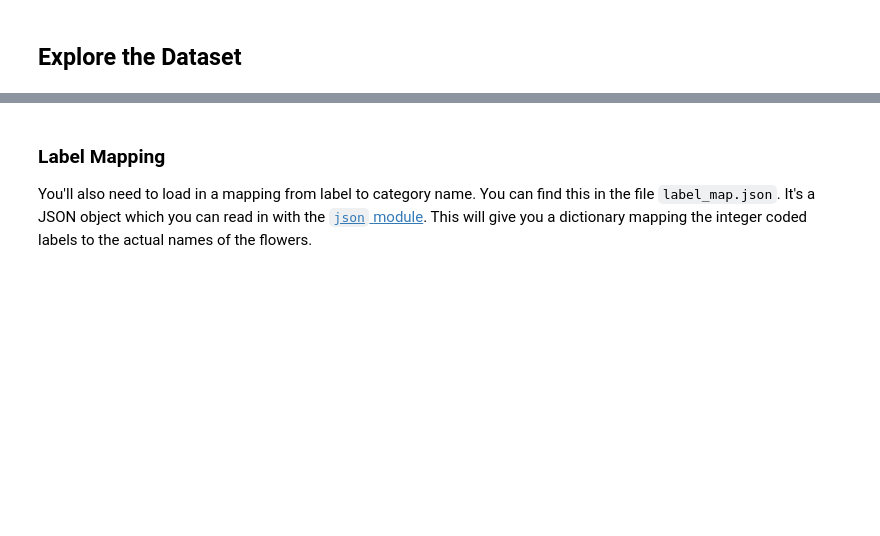
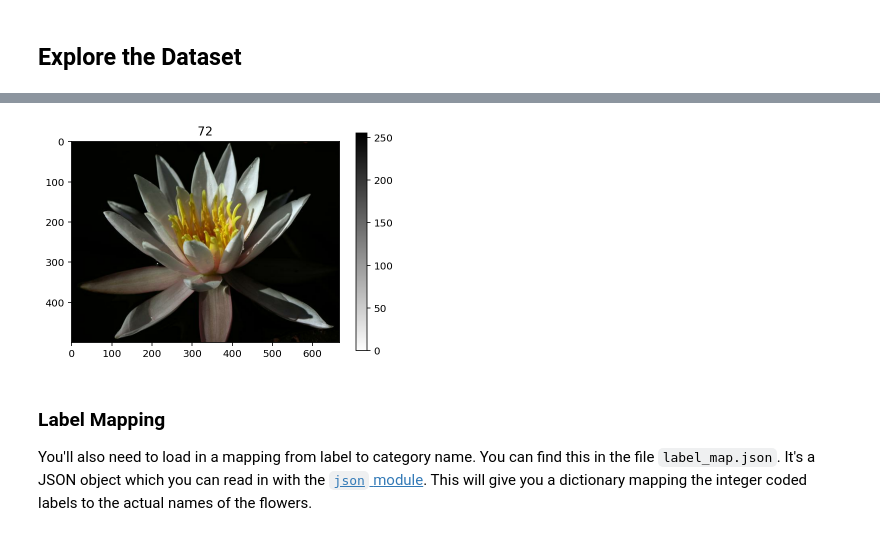
Before and after one commit to walidsi/oxford-flowers-image-classifier, a Jupyter notebook: Project_Image_Classifier_Project.ipynb, the cells around one changed output, grey strips where cells are left out. Cells and saved outputs as stored; diff of their text form; code cells hidden in the pictures; blank space fills up the shorter version.

Commit message:
feat: Load dataset, create, train and test model. Save model then load again

```diff
--- a/Project_Image_Classifier_Project.ipynb
+++ b/Project_Image_Classifier_Project.ipynb
@@ -54,5 +68,7 @@ Here you'll use `tensorflow_datasets` to load the [Oxford Flowers 102 dataset](h
 The validation and testing sets are used to measure the model's performance on data it hasn't seen yet, but you'll still need to normalize and resize the images to the appropriate size.
 # %%
 # TODO: Load the dataset with TensorFlow Datasets. Hint: use tfds.load()
+dataset, dataset_info = tfds.load('oxford_flowers102', split=['train', 'validation', 'test'], as_supervised=True, with_info=True)
 
 # TODO: Create a training set, a validation set and a test set.
+training_set, validation_set, test_set = dataset
@@ -65,2 +116,4 @@ The validation and testing sets are used to measure the model's performance on d
 # %%
 # TODO: Print the shape and corresponding label of 3 images in the training set.
+for image, label in training_set.take(3):
+    print('image in the training set have:\n\u2022 dtype:', image.dtype, '\n\u2022 shape:', image.shape, '\n\u2022 label:', label.numpy())
@@ -67,7 +133,17 @@ The validation and testing sets are used to measure the model's performance on d
 # %%
 # TODO: Plot 1 image from the training set.
+for image, label in training_set.take(1):
+    image = image.numpy().squeeze()
+    label = label.numpy()
+
+    plt.imshow(image, cmap= plt.cm.binary)
+    plt.colorbar()
+    plt.title(str(label))
+    plt.show()
 
 # Set the title of the plot to the corresponding image label.
+# %% [output]
+[figure, added]
 # %% [markdown]
 ### Label Mapping
 
```
Also changed, not shown: parts of 18 cells of this notebook.
